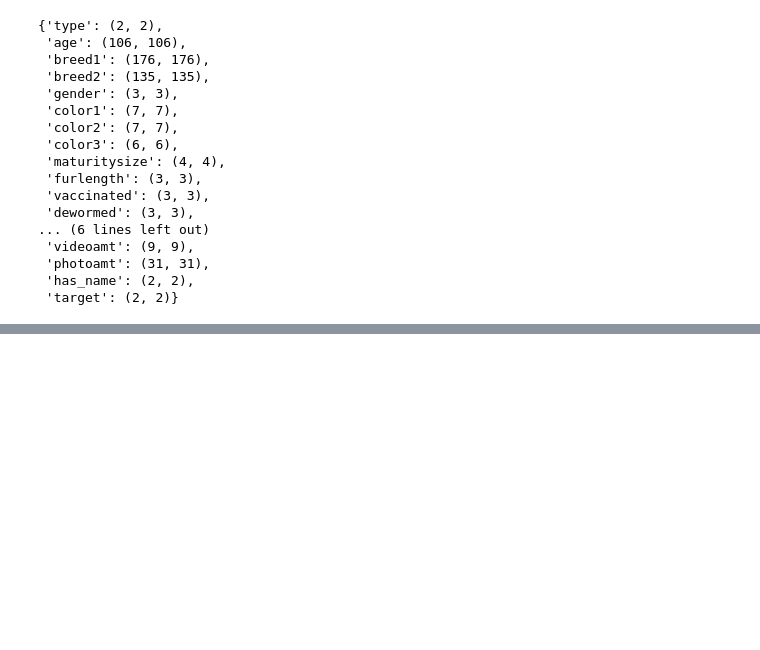
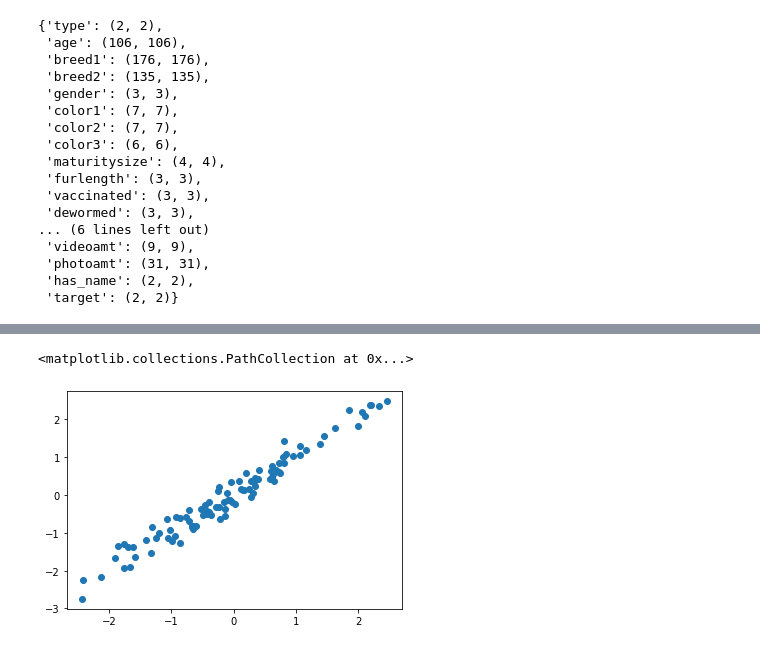
Before and after one commit to spayot/mte-plus, a Jupyter notebook: notebooks/tf_embeddings.ipynb, the cells around one changed output, grey strips where cells are left out. Drawn from its saved outputs; the diff is of its cells as text; code cells hidden in the pictures; blank space fills up the shorter version.

```diff
--- a/notebooks/tf_embeddings.ipynb
+++ b/notebooks/tf_embeddings.ipynb
@@ -249,0 +237,5 @@ TensorShape([32, 247])
+# %%
+plt.scatter(X[:,0], y)
+# %% [output]
+<matplotlib.collections.PathCollection at 0x...>
+[figure, added]
```
Also changed, not shown: parts of 28 cells of this notebook, 14 other files.
